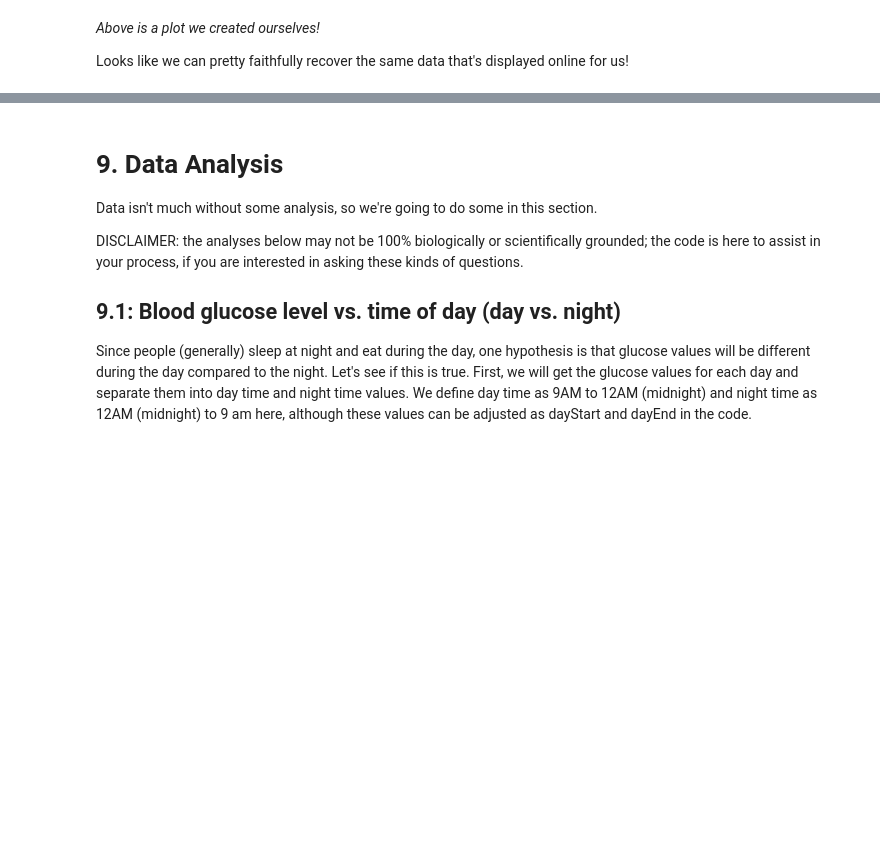
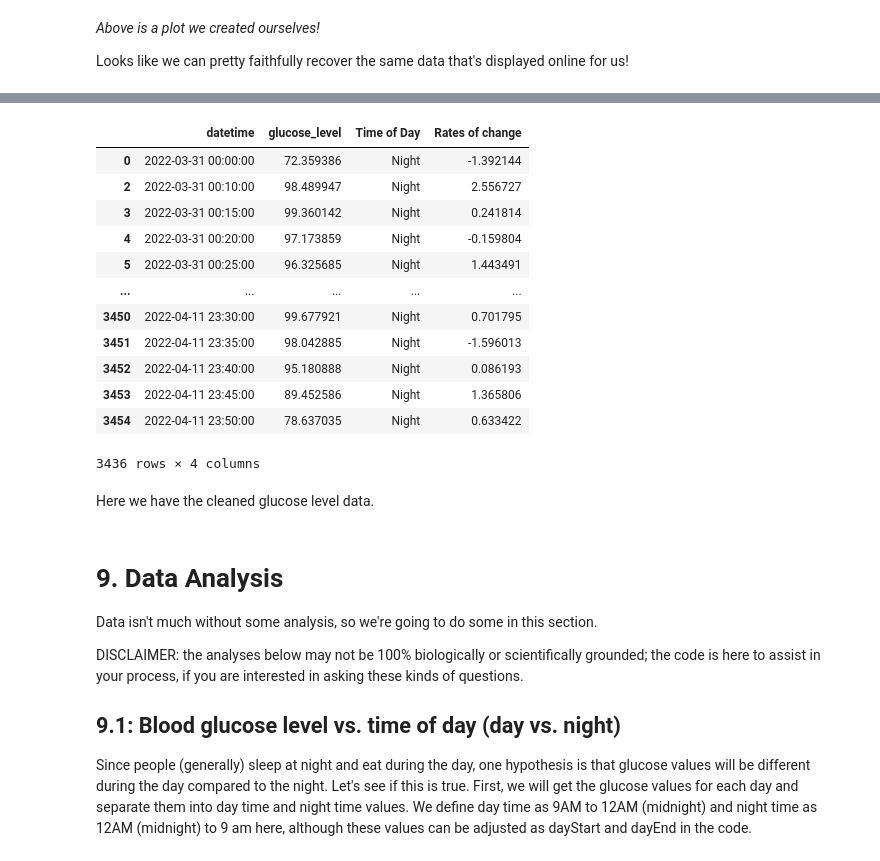
Before and after one commit to Stanford-Health/wearable-notebooks, a Jupyter notebook: notebooks/dexcom_g6_pro.ipynb, the cells around one changed output, grey strips where cells are left out. Saved outputs shown, nothing was run; the diff lists cells and outputs as text; code cells hidden in the pictures; blank space fills up the shorter version.

```diff
--- a/notebooks/dexcom_g6_pro.ipynb
+++ b/notebooks/dexcom_g6_pro.ipynb
@@ -760,3 +768,25 @@ with plt.style.context('ggplot'):
+# %%
+#@title Clean the anomalies
+outliers = np.array(conditional_outliers.index)
+cleaned_df = df[~df.index.isin(outliers)]
+cleaned_df.drop(columns=['glucose_level_diff'], inplace=True)
+cleaned_df
+# %% [output]
+|  | datetime | glucose_level | Time of Day | Rates of change |
+| 0 | 2022-03-31 00:00:00 | 72.359386 | Night | -1.392144 |
+| 2 | 2022-03-31 00:10:00 | 98.489947 | Night | 2.556727 |
+| 3 | 2022-03-31 00:15:00 | 99.360142 | Night | 0.241814 |
+| 4 | 2022-03-31 00:20:00 | 97.173859 | Night | -0.159804 |
+| 5 | 2022-03-31 00:25:00 | 96.325685 | Night | 1.443491 |
+| ... | ... | ... | ... | ... |
+| 3450 | 2022-04-11 23:30:00 | 99.677921 | Night | 0.701795 |
+| 3451 | 2022-04-11 23:35:00 | 98.042885 | Night | -1.596013 |
+| 3452 | 2022-04-11 23:40:00 | 95.180888 | Night | 0.086193 |
+| 3453 | 2022-04-11 23:45:00 | 89.452586 | Night | 1.365806 |
+| 3454 | 2022-04-11 23:50:00 | 78.637035 | Night | 0.633422 |
+3436 rows × 4 columns
+# %% [markdown]
+Here we have the cleaned glucose level data.
 # %% [markdown]
 # 9. Data Analysis
 
```
Also changed, not shown: parts of 21 cells of this notebook, 1 other file.
